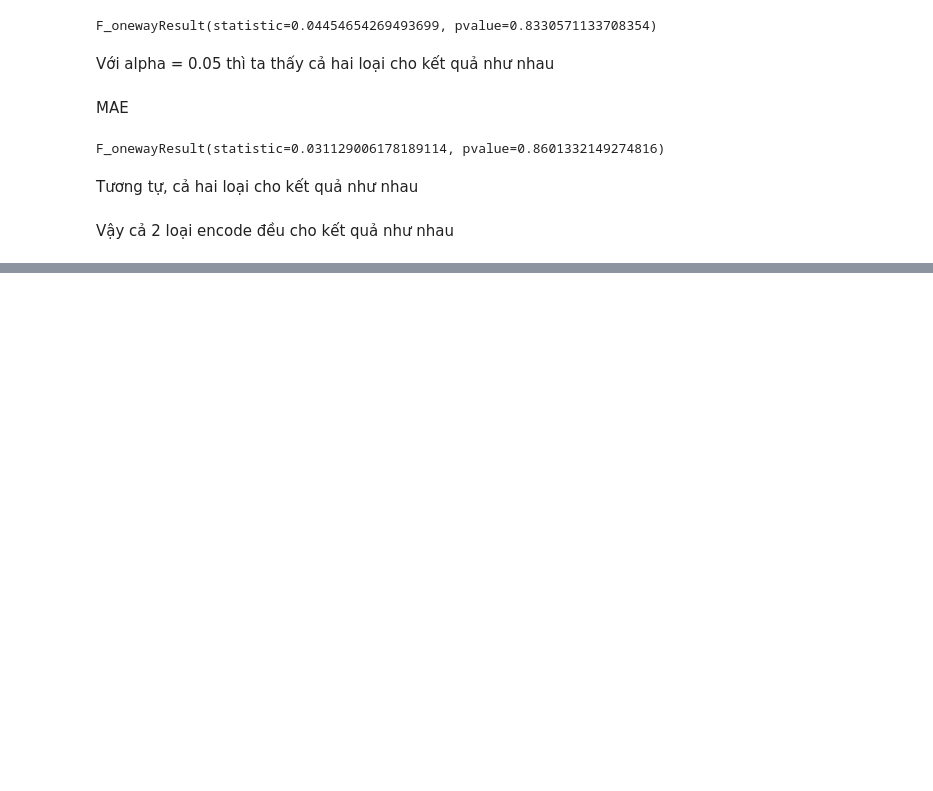
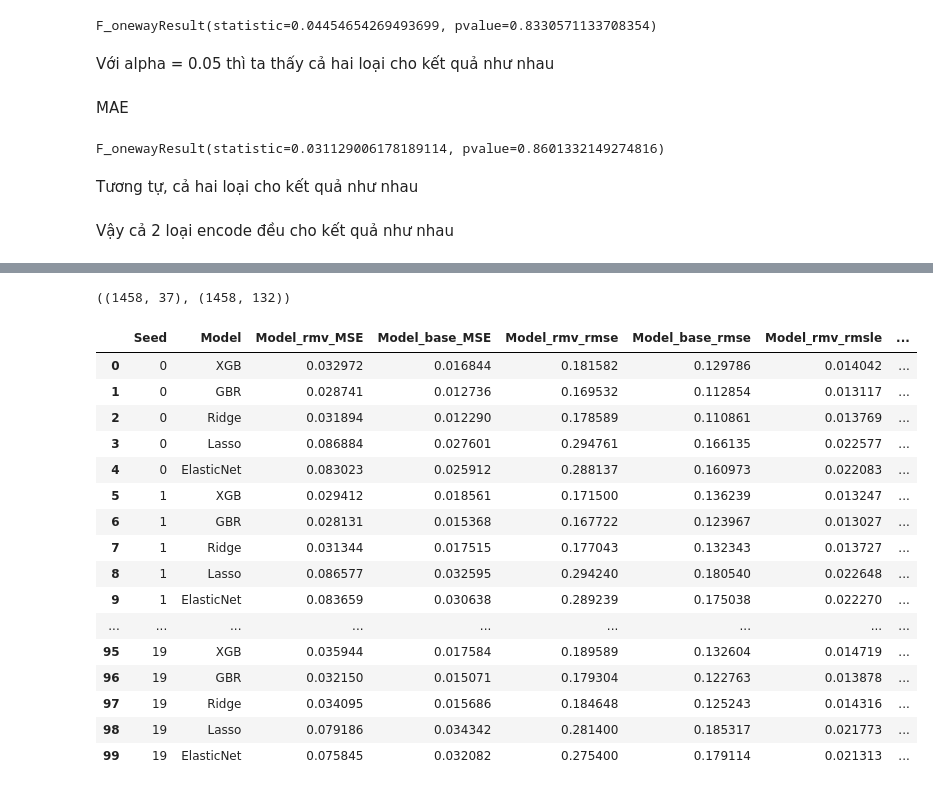
Before and after one commit to lamisgosu11/House-price-predictor, a Jupyter notebook: model-compare.ipynb, the cells around one changed output, grey strips where cells are left out. Saved outputs shown, nothing was run; the diff lists cells and outputs as text; code cells hidden in the pictures; blank space fills up the shorter version.

```diff
--- a/model-compare.ipynb
+++ b/model-compare.ipynb
@@ -1183,0 +1209,4 @@ Vậy cả 2 loại encode đều cho kết quả như nhau
+# %%
+train_label_enc_rmvd.shape, train_label_enc.shape
+# %% [output]
+((1458, 37), (1458, 132))
@@ -1183,0 +1274,20 @@ Vậy cả 2 loại encode đều cho kết quả như nhau
+# %%
+CV_enc_rmv
+# %% [output]
+|  | Seed | Model | Model_rmv_MSE | Model_base_MSE | Model_rmv_rmse | Model_base_rmse | Model_rmv_rmsle | ... |
+| 0 | 0 | XGB | 0.032972 | 0.016844 | 0.181582 | 0.129786 | 0.014042 | ... |
+| 1 | 0 | GBR | 0.028741 | 0.012736 | 0.169532 | 0.112854 | 0.013117 | ... |
+| 2 | 0 | Ridge | 0.031894 | 0.012290 | 0.178589 | 0.110861 | 0.013769 | ... |
+| 3 | 0 | Lasso | 0.086884 | 0.027601 | 0.294761 | 0.166135 | 0.022577 | ... |
+| 4 | 0 | ElasticNet | 0.083023 | 0.025912 | 0.288137 | 0.160973 | 0.022083 | ... |
+| 5 | 1 | XGB | 0.029412 | 0.018561 | 0.171500 | 0.136239 | 0.013247 | ... |
+| 6 | 1 | GBR | 0.028131 | 0.015368 | 0.167722 | 0.123967 | 0.013027 | ... |
+| 7 | 1 | Ridge | 0.031344 | 0.017515 | 0.177043 | 0.132343 | 0.013727 | ... |
+| 8 | 1 | Lasso | 0.086577 | 0.032595 | 0.294240 | 0.180540 | 0.022648 | ... |
+| 9 | 1 | ElasticNet | 0.083659 | 0.030638 | 0.289239 | 0.175038 | 0.022270 | ... |
+| ... | ... | ... | ... | ... | ... | ... | ... | ... |
+| 95 | 19 | XGB | 0.035944 | 0.017584 | 0.189589 | 0.132604 | 0.014719 | ... |
+| 96 | 19 | GBR | 0.032150 | 0.015071 | 0.179304 | 0.122763 | 0.013878 | ... |
+| 97 | 19 | Ridge | 0.034095 | 0.015686 | 0.184648 | 0.125243 | 0.014316 | ... |
+| 98 | 19 | Lasso | 0.079186 | 0.034342 | 0.281400 | 0.185317 | 0.021773 | ... |
+| 99 | 19 | ElasticNet | 0.075845 | 0.032082 | 0.275400 | 0.179114 | 0.021313 | ... |
```
Also changed, not shown: parts of 11 cells of this notebook, 4 other files.
